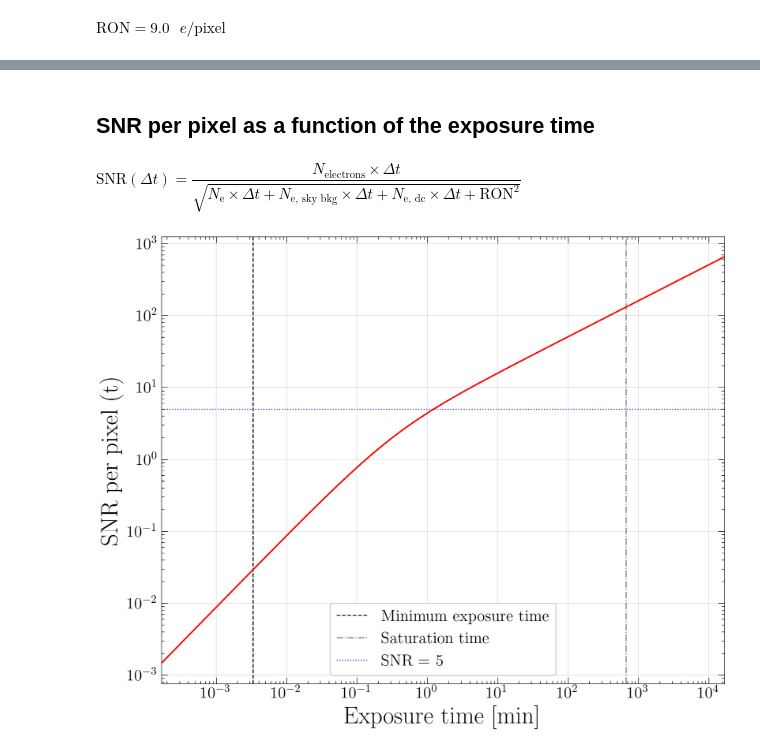
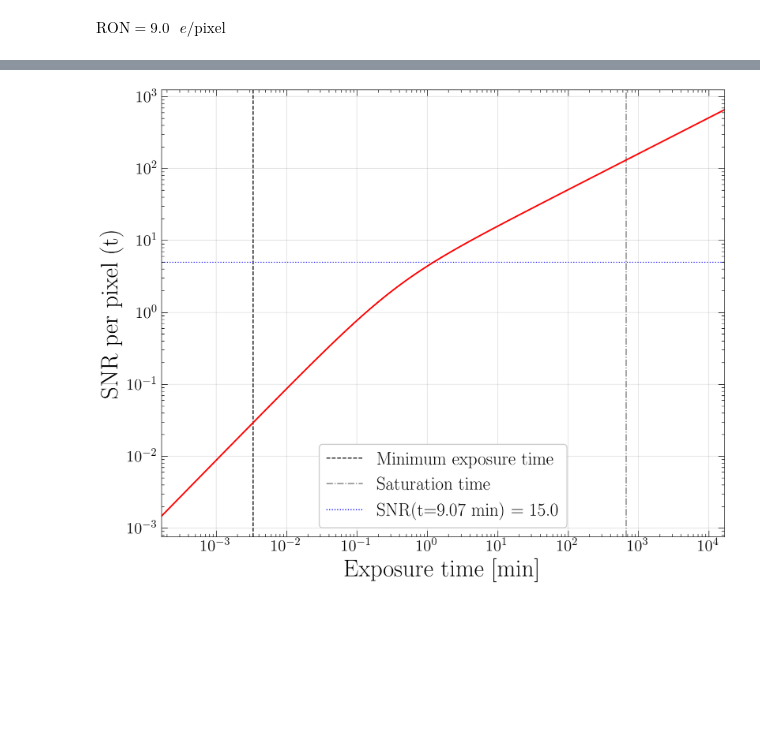
Before and after one commit to M-Bianchi/Laboratory-of-Data-Acquisition, a Jupyter notebook: Calibration.ipynb, the cells around one changed output, grey strips where cells are left out. Cells and saved outputs as stored; diff of their text form; code cells hidden in the pictures; blank space fills up the shorter version.

Commit message:
Made corrections Added text

```diff
--- a/Calibration.ipynb
+++ b/Calibration.ipynb
@@ -40,11 +40,10 @@ DarkCurrent = 0.25       # Dark current noise, in electrons per second per pixel
 DarkCurrent = DarkCurrent/4
 # %%
 Area_target = np.pi*Radius**2
-NPixels_target = int(Area_target/L_pixel_arcsec**2)
-Target_fraction = NPixels_target/(4499*3599)
+NPixels_target = int(Area_target/Area_pixel_arcsec)
 print("Number of pixels covered by the target: ", NPixels_target)
 print("Total number of pixels: ", 4499*3599)
-print(f"Percentage of pixels covered by the target: {Target_fraction*100:.1f} %")
+print(f"Percentage of pixels covered by the target: {NPixels_target/(4499*3599)*100:.1f} %")
 # %% [output]
 Number of pixels covered by the target:  1460451
 Total number of pixels:  16191901
@@ -206,23 +203,23 @@ plt.legend();
-# %% [markdown]
-## SNR per pixel as a function of the exposure time
-# %% [markdown]
-$\text{SNR} (\Delta t) = \dfrac{N_\text{electrons} \times \Delta t}{\sqrt{N_\text{e} \times \Delta t + N_\text{e, sky bkg} \times \Delta t + N_\text{e, dc} \times \Delta t + \text{RON}^2}}$
 # %%
 def SNR_func_per_pixel(t, Ne_pixel, Ne_bkg, DarkCurrent, RON):
     return Ne_pixel*t/np.sqrt(Ne_pixel*t + Ne_bkg*t + DarkCurrent*t + RON**2)
 # %%
 t_exposure = np.logspace(start=-2, stop=6, num=100) # in seconds
 SNR_t_exposure_per_pixel = SNR_func_per_pixel(t_exposure, Ne_pixel, Ne_bkg, DarkCurrent, RON)
 
+SNR_requested = 15
+func = lambda t: SNR_func_per_pixel(t, Ne_pixel, Ne_bkg, DarkCurrent, RON) - SNR_requested
+t_SNR_requested = brentq(f=func, a=np.min(t_exposure), b=np.max(t_exposure))
+
 plt.plot(t_exposure/60, SNR_t_exposure_per_pixel, color='red')
 plt.axvline(0.2/60, color='black', linestyle='--', linewidth=1, label='Minimum exposure time', zorder=0)
 plt.axvline(Saturation_pixel/60, color='gray', linestyle='-.', linewidth=1, label='Saturation time', zorder=0)
-plt.axhline(5, color='blue', linestyle=':', linewidth=1, label='SNR = 5', zorder=0)
+plt.axhline(5, color='blue', linestyle=':', linewidth=1, label=f'SNR(t={t_SNR_requested/60:.2f} min) = {SNR_requested:.1f}', zorder=0)
 plt.xscale('log')
 plt.yscale('log')
 plt.xlim(1e-2/60, 1e6/60)
 plt.xlabel('Exposure time [min]')
 plt.ylabel('SNR per pixel (t)')
 plt.legend();
 # %% [output]
-[figure, old version]
+[figure, new version]
```
Also changed, not shown: parts of 29 cells of this notebook.
